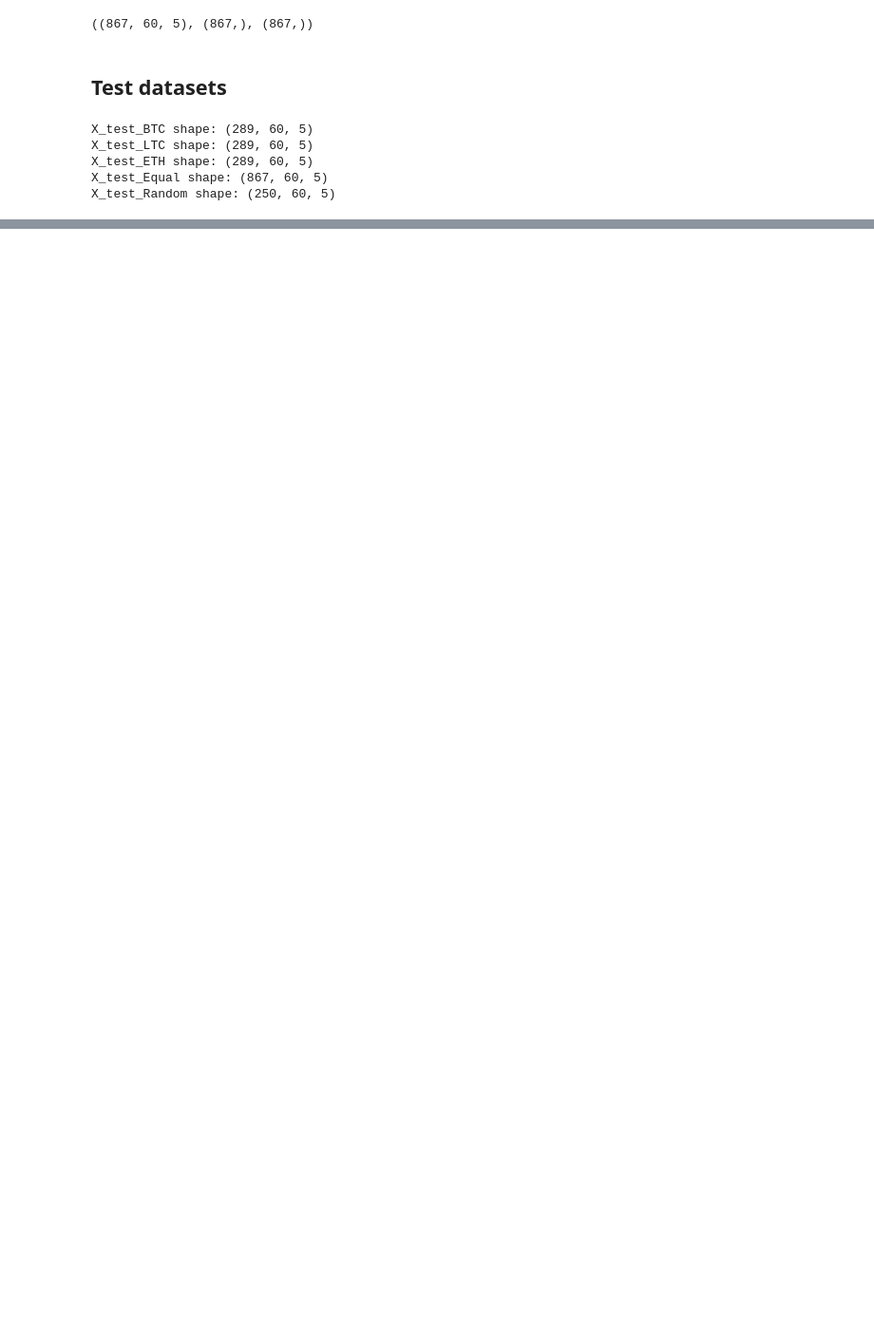
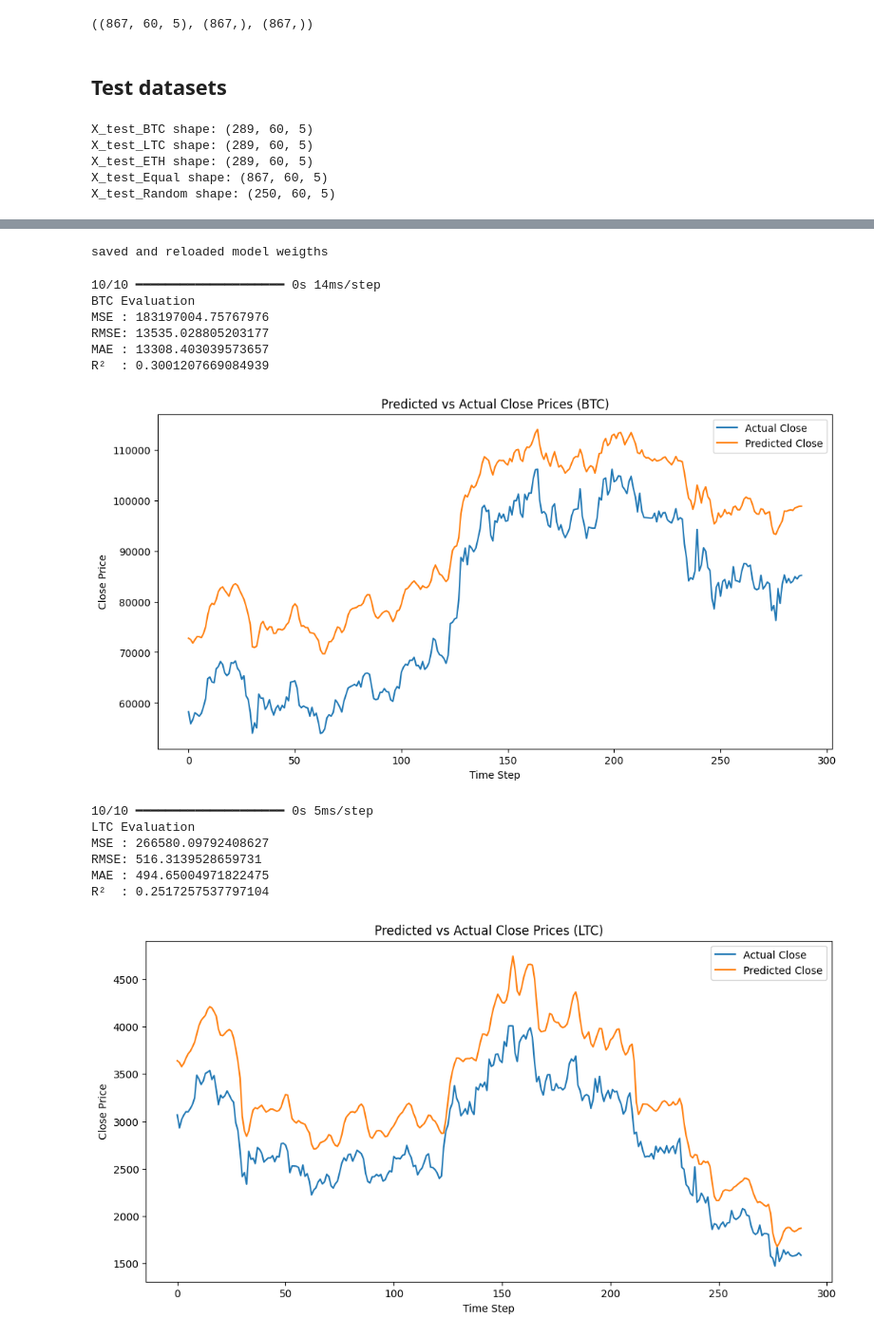
Before and after one commit to eyash24/ML-CryptoGuide, a Jupyter notebook: script/CryptoGuide_Task6.ipynb, the cells around one changed output, grey strips where cells are left out. Shown at 95% size. Cells and saved outputs as stored; diff of their text form; code cells hidden in the pictures; blank space fills up the shorter version.

```diff
--- a/script/CryptoGuide_Task6.ipynb
+++ b/script/CryptoGuide_Task6.ipynb
@@ -630,0 +580,50 @@ R²  : 0.9977047406498362
+# %%
+# save
+best_model.save_weights('./checkpoints/merge_checkpoint.weights.h5')
+
+model_reload = Sequential()
+for layer in model_list_lstm[best_index]:
+    model_reload.add(layer)
+
+# Restore the weights
+model_reload.load_weights('./checkpoints/merge_checkpoint.weights.h5')
+
+
+print('saved and reloaded model weigths')
+# %% [output]
+saved and reloaded model weigths
+# %%
+x_test_sets = [X_test_btc, X_test_ltc, X_test_eth, X_test_equal, X_test_random]
+y_test_sets = [y_test_btc, y_test_ltc, y_test_eth, y_test_equal, y_test_random]
+x_test_names = ['BTC', 'LTC', 'ETH', 'Equal', 'Random']
+
+for i in range(len(x_test_sets)):
+    x_test = x_test_sets[i]
+    y_test = y_test_sets[i]
+
+    predicted_close, real_close = prediction(model_reload, x_test, y_test)
+    evaluate_model(real_close, predicted_close, model_name=x_test_names[i])
+
+    plt.figure(figsize=(12,6))
+    plt.plot(real_close, label="Actual Close")
+    plt.plot(predicted_close, label="Predicted Close")
+    plt.title(f"Predicted vs Actual Close Prices ({x_test_names[i]})")
+    plt.xlabel("Time Step")
+    plt.ylabel("Close Price")
+    plt.legend()
+    plt.show()
+# %% [output]
+10/10 ━━━━━━━━━━━━━━━━━━━━ 0s 14ms/step
+BTC Evaluation
+MSE : 183197004.75767976
+RMSE: 13535.028805203177
+MAE : 13308.403039573657
+R²  : 0.3001207669084939
+[figure, added]
+10/10 ━━━━━━━━━━━━━━━━━━━━ 0s 5ms/step
+LTC Evaluation
+MSE : 266580.09792408627
+RMSE: 516.3139528659731
+MAE : 494.65004971822475
+R²  : 0.2517257537797104
+[figure, added]
```
Also changed, not shown: parts of 19 cells of this notebook, 19 other files.
